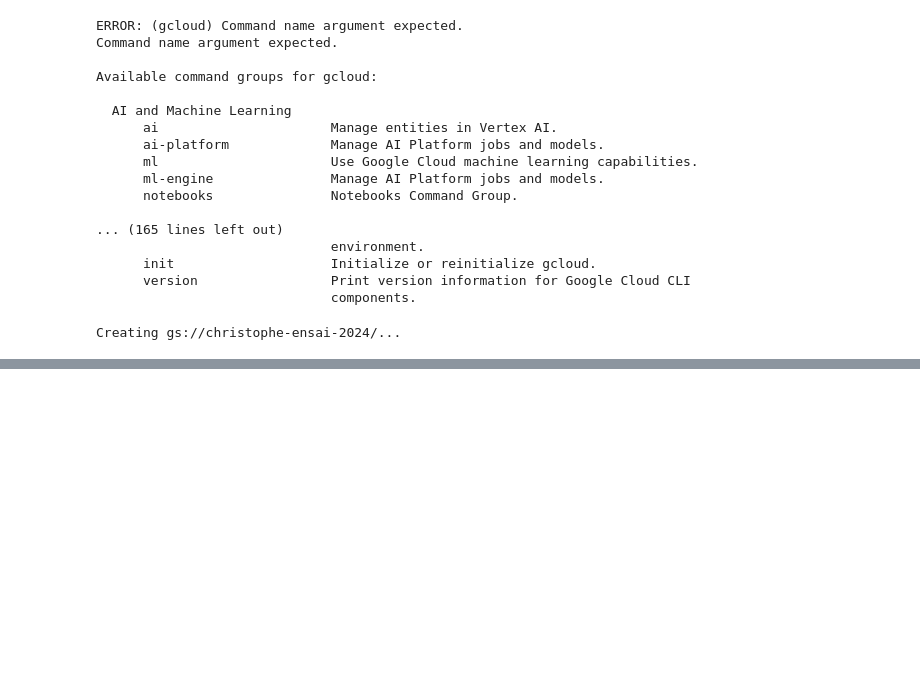
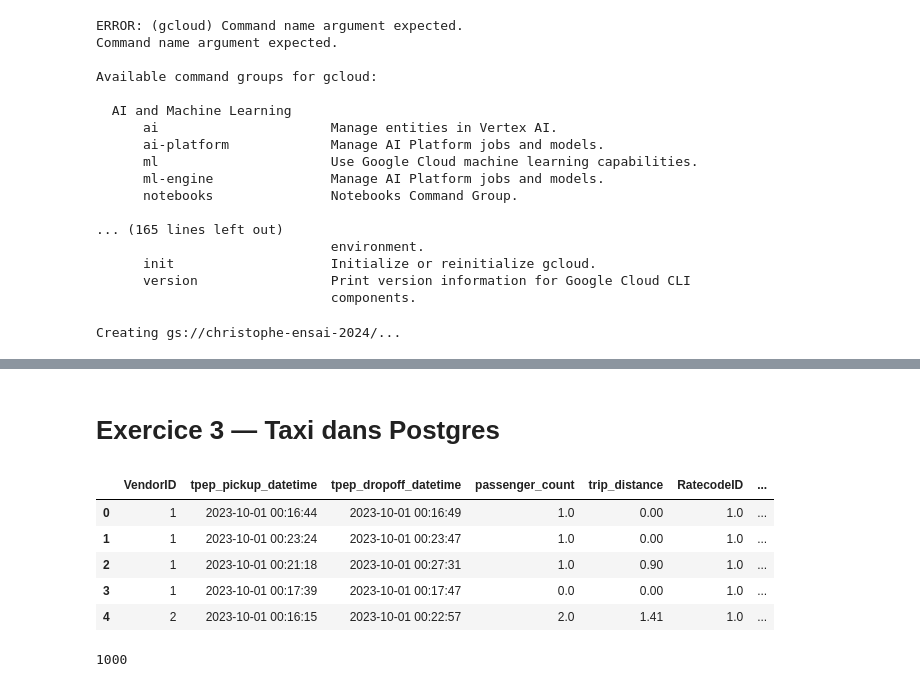
Before and after one commit to Bl3f/ensai-2024, a Jupyter notebook: Jour 1.ipynb, the cells around one changed output, grey strips where cells are left out. Cells and saved outputs as stored; diff of their text form; code cells hidden in the pictures; blank space fills up the shorter version.

```diff
--- a/Jour 1.ipynb
+++ b/Jour 1.ipynb
@@ -47,0 +80,2 @@ while start < datetime(2025, 1, 1):
+# %% [markdown]
+# Exercice 3 — Taxi dans Postgres
@@ -47,0 +84,19 @@ while start < datetime(2025, 1, 1):
+# %%
+df = pd.read_parquet("/Users/blef/Downloads/yellow_tripdata_2023-10.parquet")
+# %%
+df.head()
+# %% [output]
+|  | VendorID | tpep_pickup_datetime | tpep_dropoff_datetime | passenger_count | trip_distance | RatecodeID | ... |
+| 0 | 1 | 2023-10-01 00:16:44 | 2023-10-01 00:16:49 | 1.0 | 0.00 | 1.0 | ... |
+| 1 | 1 | 2023-10-01 00:23:24 | 2023-10-01 00:23:47 | 1.0 | 0.00 | 1.0 | ... |
+| 2 | 1 | 2023-10-01 00:21:18 | 2023-10-01 00:27:31 | 1.0 | 0.90 | 1.0 | ... |
+| 3 | 1 | 2023-10-01 00:17:39 | 2023-10-01 00:17:47 | 0.0 | 0.00 | 1.0 | ... |
+| 4 | 2 | 2023-10-01 00:16:15 | 2023-10-01 00:22:57 | 2.0 | 1.41 | 1.0 | ... |
+# %%
+from sqlalchemy import create_engine
+engine = create_engine('postgresql://postgres:-@-:5432/taxi')
+# chaine de connexion
+# driver://user:password@hostIP:port/database
+df[:10000].to_sql("taxi", con=engine)
+# %% [output]
+1000
```
Also changed, not shown: parts of 4 cells of this notebook.
